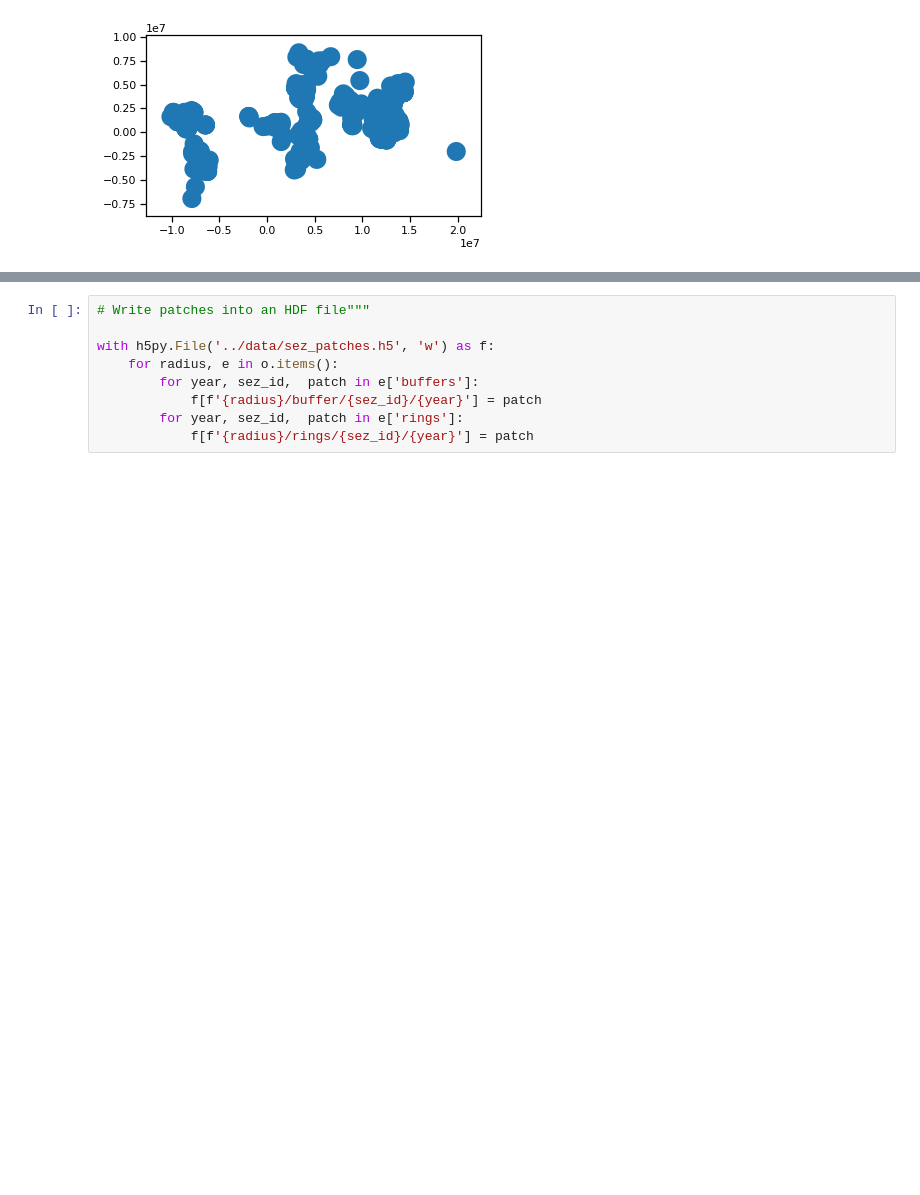
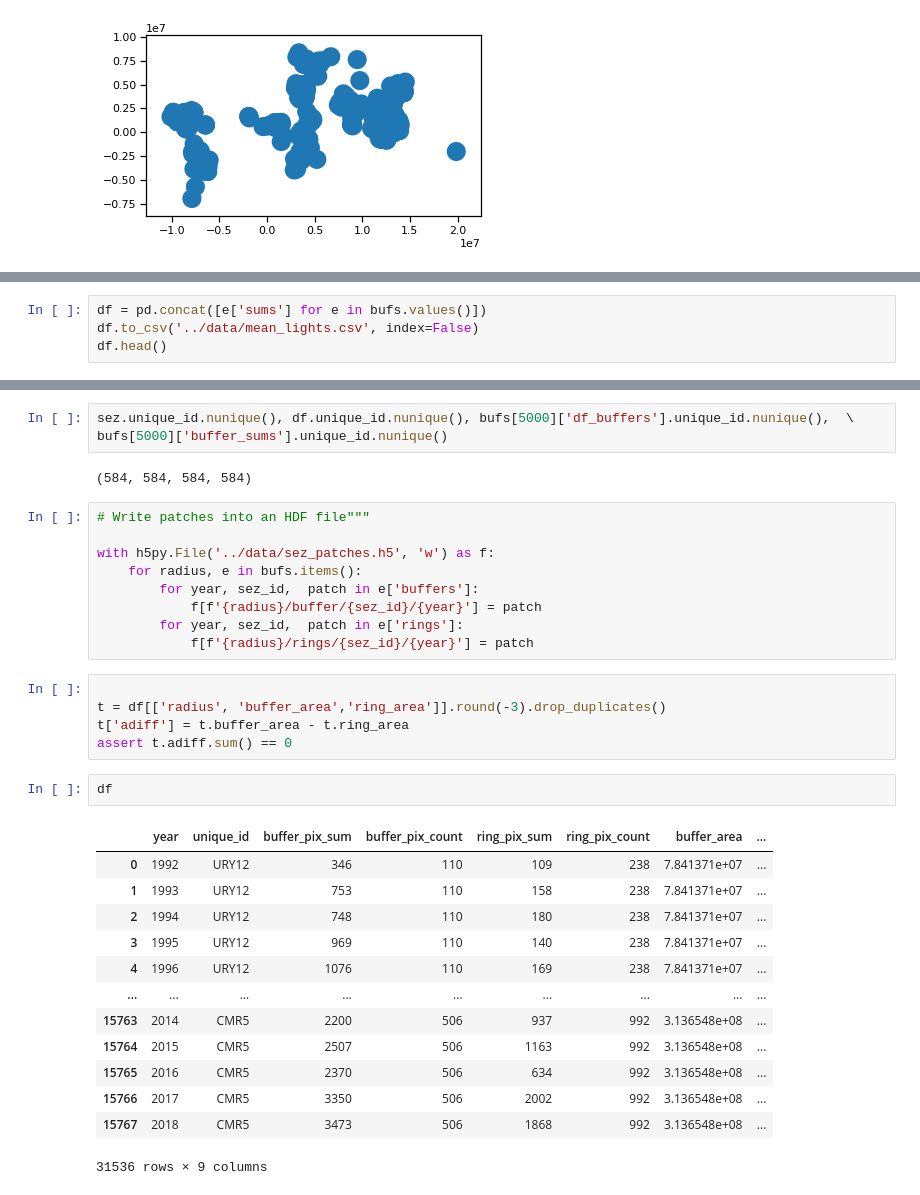
Before and after one commit to metatab-packages/sandiegodata.org-sez_lights, a Jupyter notebook: notebooks/SEZ_Area.ipynb, the cells around one changed output, grey strips where cells are left out. Drawn from its saved outputs; the diff is of its cells as text; blank space fills up the shorter version.

```diff
--- a/notebooks/SEZ_Area.ipynb
+++ b/notebooks/SEZ_Area.ipynb
@@ -88,0 +91,4 @@ o  = build_buffer_files(sez.sample(10))
+# %%
+df = pd.concat([e['sums'] for e in bufs.values()])
+df.to_csv('../data/mean_lights.csv', index=False)
+df.head()
@@ -89,9 +102,35 @@ o  = build_buffer_files(sez.sample(10))
+# %%
+sez.unique_id.nunique(), df.unique_id.nunique(), bufs[5000]['df_buffers'].unique_id.nunique(),  \
+bufs[5000]['buffer_sums'].unique_id.nunique()
+# %% [output]
+(584, 584, 584, 584)
 # %%
 # Write patches into an HDF file"""
 
 with h5py.File('../data/sez_patches.h5', 'w') as f:
-    for radius, e in o.items():
+    for radius, e in bufs.items():
         for year, sez_id,  patch in e['buffers']:
             f[f'{radius}/buffer/{sez_id}/{year}'] = patch
         for year, sez_id,  patch in e['rings']:
             f[f'{radius}/rings/{sez_id}/{year}'] = patch
+# %%
+
+t = df[['radius', 'buffer_area','ring_area']].round(-3).drop_duplicates()
+t['adiff'] = t.buffer_area - t.ring_area
+assert t.adiff.sum() == 0
+# %%
+df
+# %% [output]
+|  | year | unique_id | buffer_pix_sum | buffer_pix_count | ring_pix_sum | ring_pix_count | buffer_area | ... |
+| 0 | 1992 | URY12 | 346 | 110 | 109 | 238 | 7.841371e+07 | ... |
+| 1 | 1993 | URY12 | 753 | 110 | 158 | 238 | 7.841371e+07 | ... |
+| 2 | 1994 | URY12 | 748 | 110 | 180 | 238 | 7.841371e+07 | ... |
+| 3 | 1995 | URY12 | 969 | 110 | 140 | 238 | 7.841371e+07 | ... |
+| 4 | 1996 | URY12 | 1076 | 110 | 169 | 238 | 7.841371e+07 | ... |
+| ... | ... | ... | ... | ... | ... | ... | ... | ... |
+| 15763 | 2014 | CMR5 | 2200 | 506 | 937 | 992 | 3.136548e+08 | ... |
+| 15764 | 2015 | CMR5 | 2507 | 506 | 1163 | 992 | 3.136548e+08 | ... |
+| 15765 | 2016 | CMR5 | 2370 | 506 | 634 | 992 | 3.136548e+08 | ... |
+| 15766 | 2017 | CMR5 | 3350 | 506 | 2002 | 992 | 3.136548e+08 | ... |
+| 15767 | 2018 | CMR5 | 3473 | 506 | 1868 | 992 | 3.136548e+08 | ... |
+31536 rows × 9 columns
```
Also changed, not shown: parts of 4 cells of this notebook, 9 other files.
